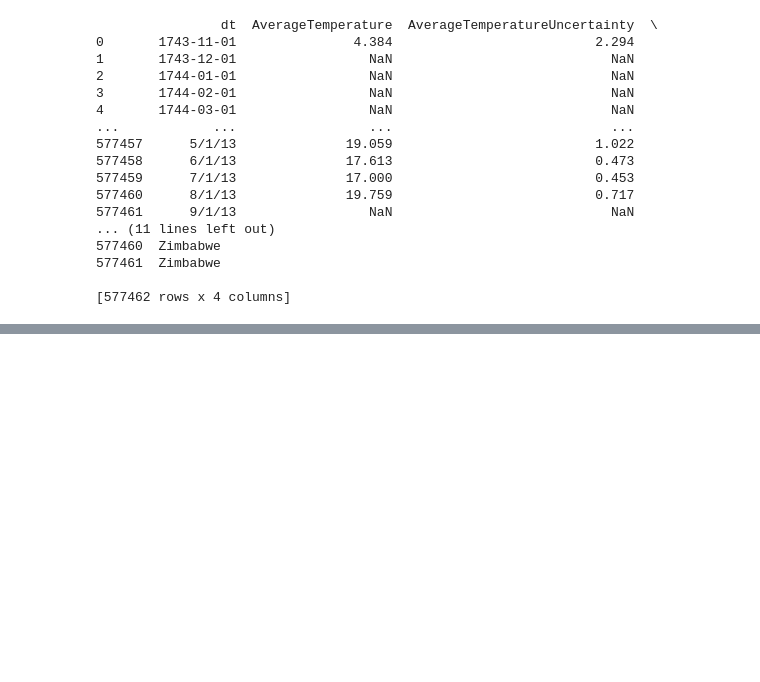
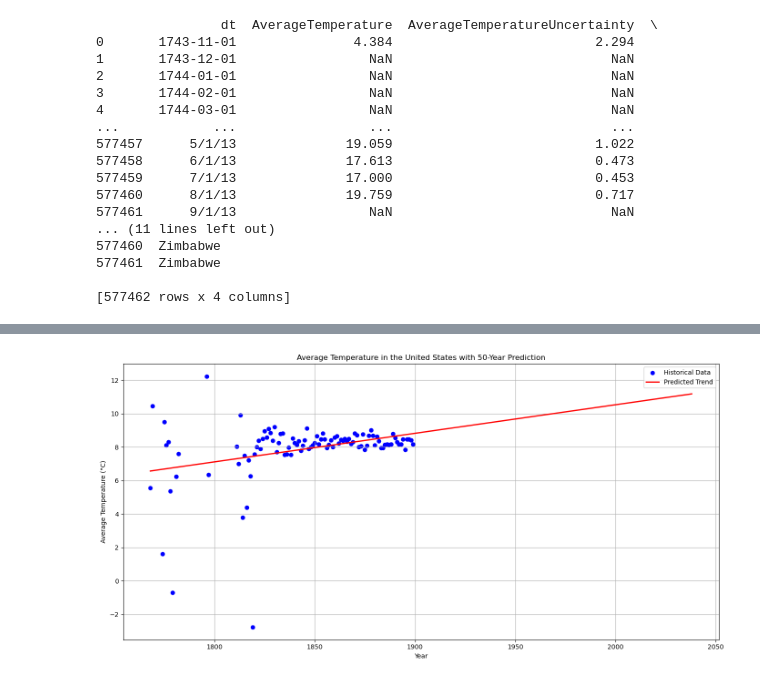
Before and after one commit to ccmilla/DataChicks, a Jupyter notebook: Predictive.ipynb, the cells around one changed output, grey strips where cells are left out. Saved outputs shown, nothing was run; the diff lists cells and outputs as text; code cells hidden in the pictures; blank space fills up the shorter version.

```diff
--- a/Predictive.ipynb
+++ b/Predictive.ipynb
@@ -127,0 +184,32 @@ print(df2)
+# %%
+# Filter for United States
+us_df = df2[df2['Country'] == 'United States']
+
+# Group by year and compute the mean temperature
+yearly_avg_temp = us_df.groupby('year')['AverageTemperature'].mean().dropna()
+
+# Prepare data for the model
+X = yearly_avg_temp.index.values.reshape(-1, 1)   # Features (years)
+y = yearly_avg_temp.values                        # Target (average temps)
+
+# Fit a linear regression model
+model = LinearRegression()
+model.fit(X, y)
+
+# Predict temperatures for the next 50 years
+future_years = np.arange(X.min(), X.max() + 140).reshape(-1, 1)
+predicted_temps = model.predict(future_years)
+
+# Plot the historical data and predictions
+plt.figure(figsize=(14, 7))
+plt.scatter(X, y, color='blue', label='Historical Data')
+plt.plot(future_years, predicted_temps, color='red', linewidth=2, label='Predicted Trend')
+plt.title('Average Temperature in the United States with 50-Year Prediction')
+plt.xlabel('Year')
+plt.ylabel('Average Temperature (°C)')
+plt.grid(True)
+plt.legend()
+plt.tight_layout()
+plt.show()
+# %% [output]
+[figure, added]
```
Also changed, not shown: parts of 2 cells of this notebook.
